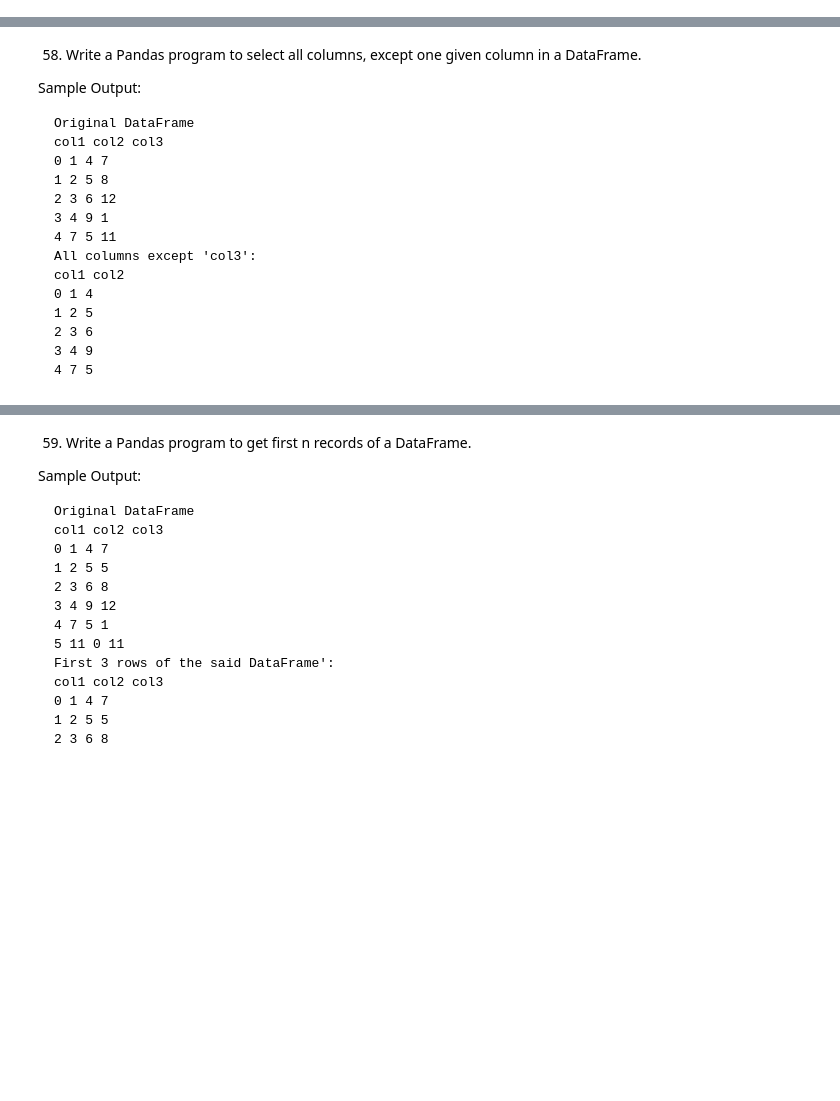
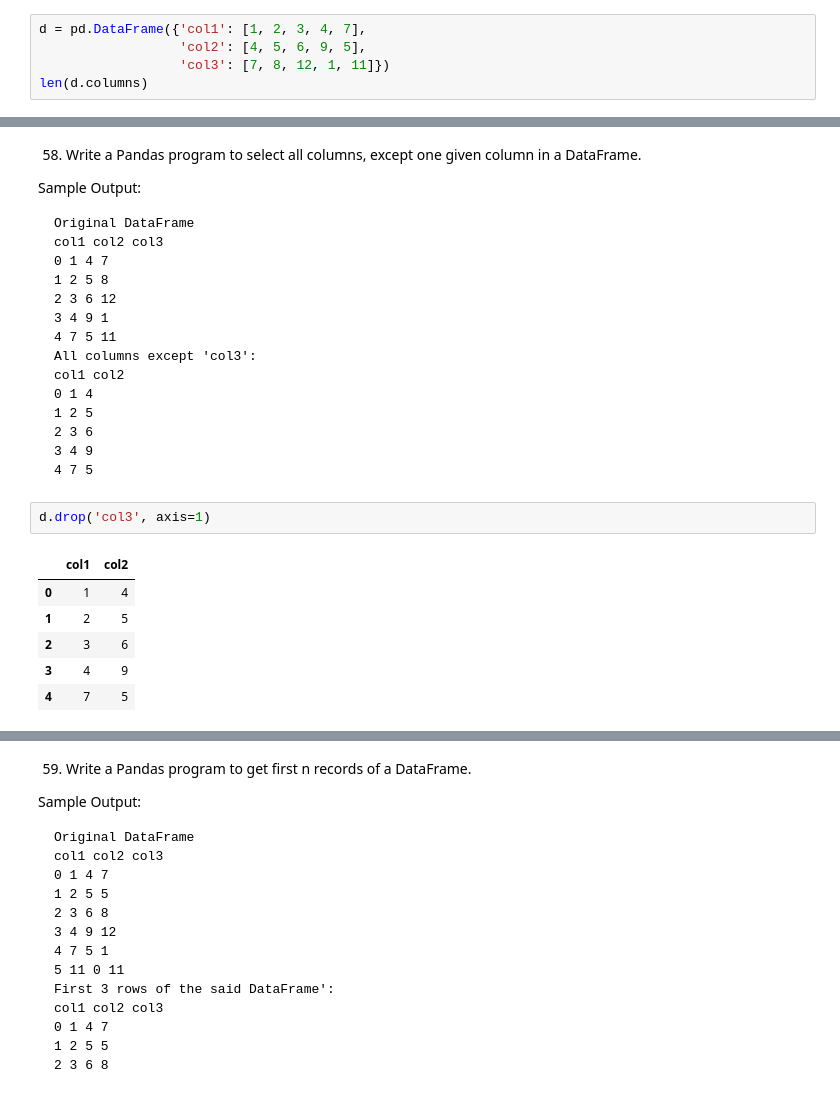
Before and after one commit to unknown-jun/Pandas, a Jupyter notebook: Pandas Practice/P_25. DataFrame 02.ipynb, the cells around one changed output, grey strips where cells are left out. Drawn from its saved outputs; the diff is of its cells as text; blank space fills up the shorter version.

````diff
--- a/Pandas Practice/P_25. DataFrame 02.ipynb
+++ b/Pandas Practice/P_25. DataFrame 02.ipynb
@@ -543,3 +628,8 @@ col1 col2 col3
 Number of columns:
 3
 ```
+# %%
+d = pd.DataFrame({'col1': [1, 2, 3, 4, 7],
+                  'col2': [4, 5, 6, 9, 5],
+                  'col3': [7, 8, 12, 1, 11]})
+len(d.columns)
@@ -564,3 +656,12 @@ col1 col2
 3 4 9
 4 7 5
 ```
+# %%
+d.drop('col3', axis=1)
+# %% [output]
+|  | col1 | col2 |
+| 0 | 1 | 4 |
+| 1 | 2 | 5 |
+| 2 | 3 | 6 |
+| 3 | 4 | 9 |
+| 4 | 7 | 5 |
````
Also changed, not shown: parts of 15 cells of this notebook.
